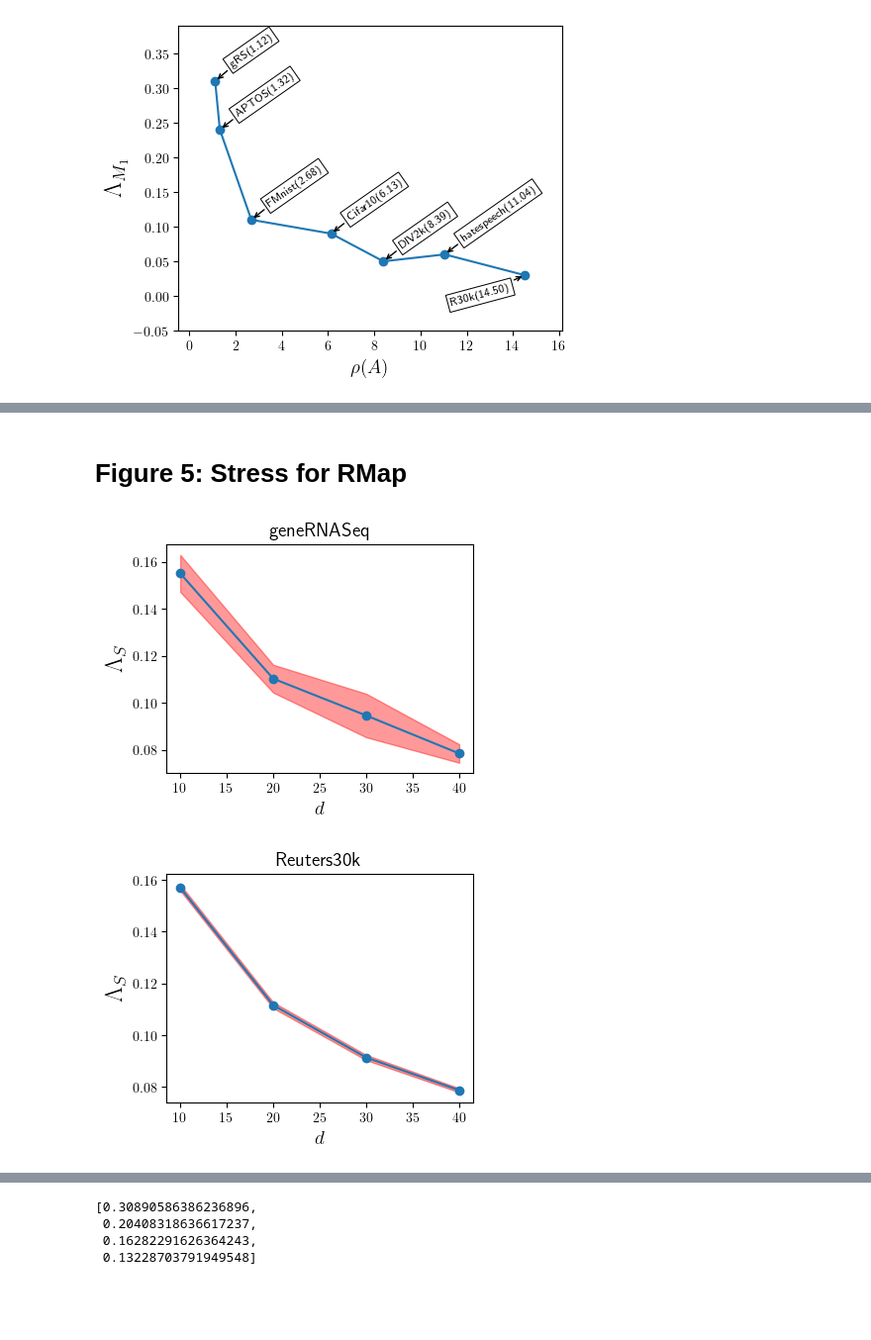
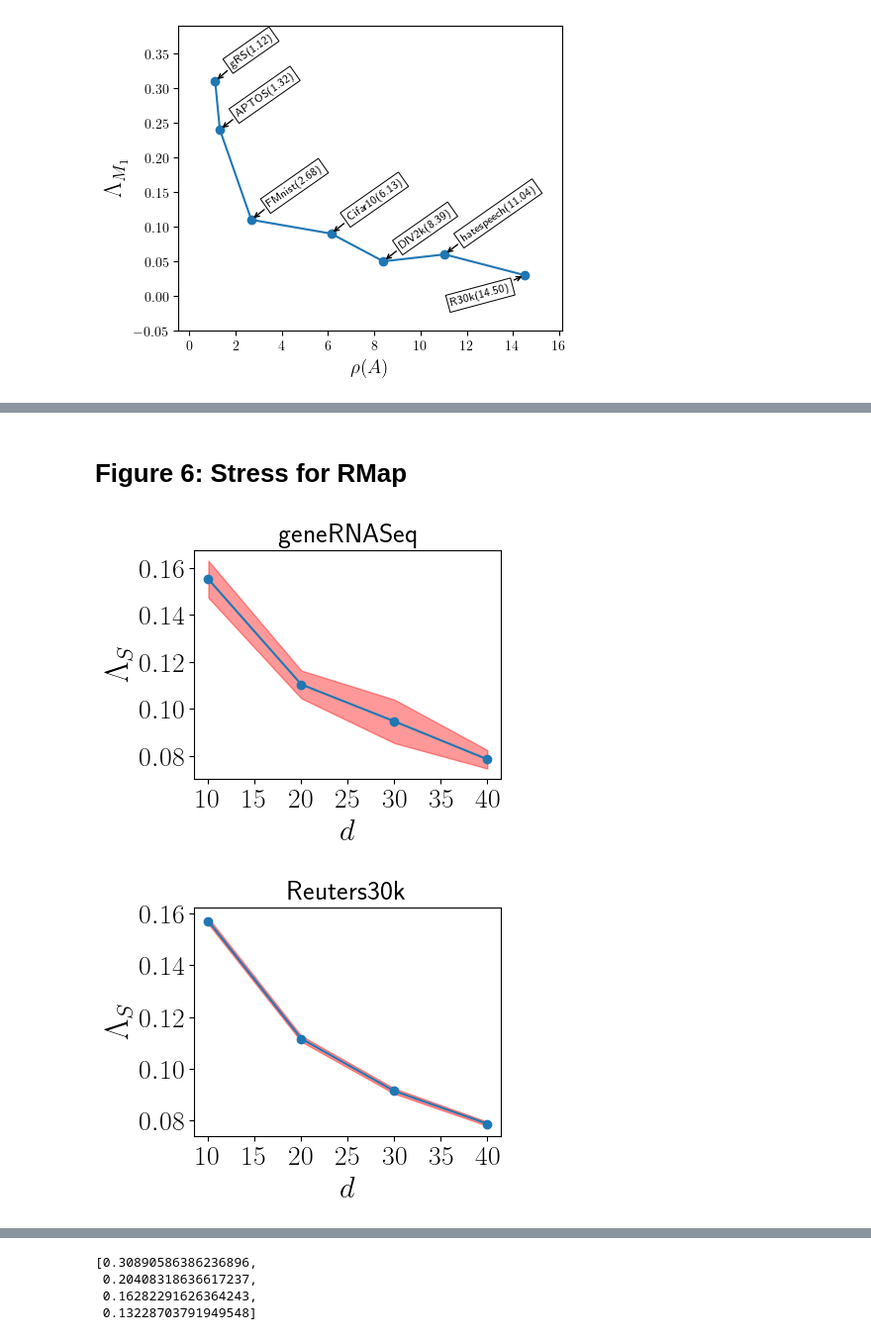
Before and after one commit to S3-Lab-IIT/DiffRed, a Jupyter notebook: Experiments/dimensionality_reduction_metrics/make_plots.ipynb, the cells around one changed output, grey strips where cells are left out. Shown: that part at 99% size. Drawn from its saved outputs; the diff is of its cells as text; code cells hidden in the pictures; blank space fills up the shorter version.

```diff
--- a/Experiments/dimensionality_reduction_metrics/make_plots.ipynb
+++ b/Experiments/dimensionality_reduction_metrics/make_plots.ipynb
@@ -205,8 +221,10 @@ for dataset in DATASETS:
 
         y=k2*res_sr/(1-p)**2
         plt.plot(x,y, marker='o', linestyle='-', markersize=6)
-    plt.xlabel(r'$k_1$', fontsize=14)
-    plt.ylabel(r'$\frac{k_2\rho(A^{*})}{(1-p)^2}$', fontsize=18)
+    plt.xlabel(r'$k_1$', fontsize=30)
+    plt.xticks(fontsize=20)
+    plt.ylabel(r'$\frac{k_2\rho(A^{*})}{(1-p)^2}$', fontsize=35)
+    plt.yticks(fontsize=20)
     plt.title(f'{dataset}')
     plt.show()
     plt.close()
@@ -216,5 +234,5 @@ for dataset in DATASETS:
 # %% [markdown]
-# Figure 5: Stress for RMap
+# Figure 6: Stress for RMap
 # %%
 DATASETS=['geneRNASeq', 'Reuters30k']
 
@@ -233,17 +251,19 @@ for DATASET in DATASETS:
 # %%
 for key in PLOT_DATA.keys():
     x=PLOT_DATA[key]['x']
     y=PLOT_DATA[key]['y']
     ci=1.96*PLOT_DATA[key]['stdev']/np.sqrt(len(y))
     plt.figure(figsize=(4,3))
     plt.plot(x,y,marker='o', markersize=6, linestyle='-')
     plt.fill_between(x, (y-ci), (y+ci), color='r', alpha=0.4)
-    plt.title(key, fontsize=14)
-    plt.xlabel(r'$d$', fontsize=14)
-    plt.ylabel(r'$\Lambda_S$', fontsize=18)
+    plt.title(key, fontsize=20)
+    plt.xlabel(r'$d$', fontsize=22)
+    plt.xticks(fontsize=20)
+    plt.ylabel(r'$\Lambda_S$', fontsize=24)
+    plt.yticks(fontsize=20)
     plt.show()
     plt.close()
 # %% [output]
-[figure, old version]
+[figure, new version]
-[figure, old version]
+[figure, new version]
 # %% [markdown]
```
Also changed, not shown: parts of 18 cells of this notebook.
